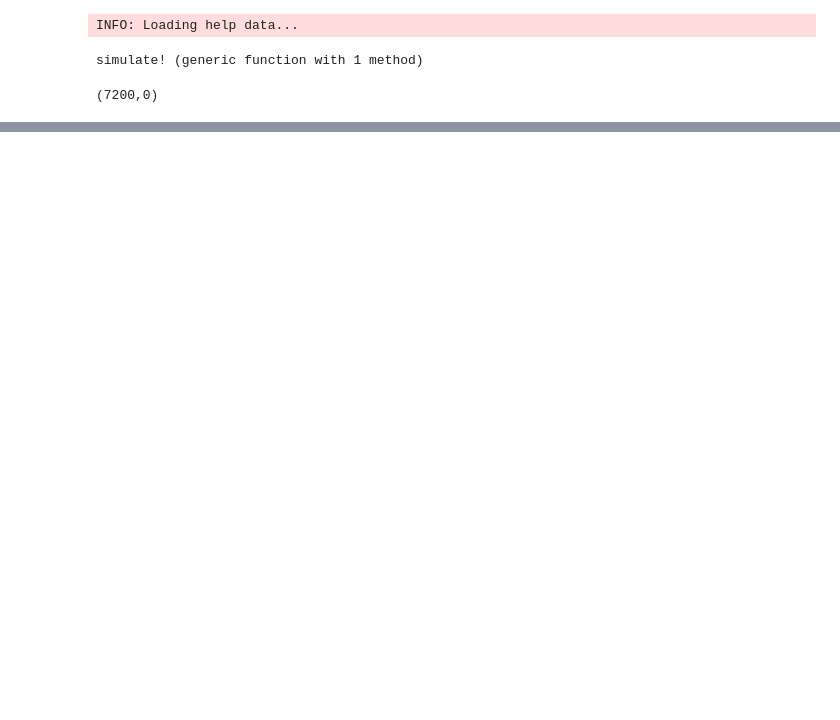
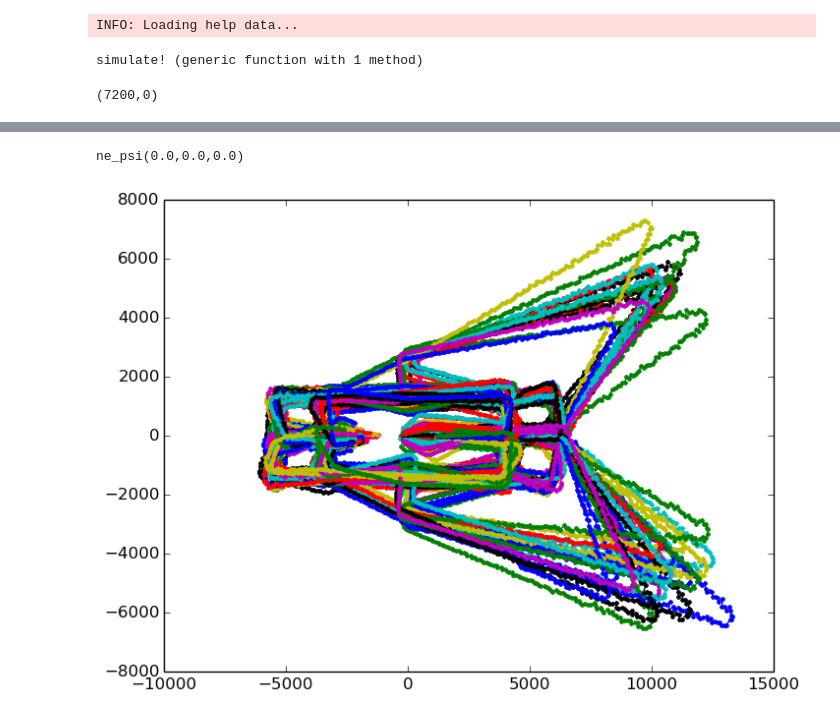
Before and after one commit to sisl/autoATC, a Jupyter notebook: sensorModel.ipynb, the cells around one changed output, grey strips where cells are left out. Saved outputs shown, nothing was run; the diff lists cells and outputs as text; code cells hidden in the pictures; blank space fills up the shorter version.

```diff
--- a/sensorModel.ipynb
+++ b/sensorModel.ipynb
@@ -39,2 +39,8 @@ grid("on")
 # %%
 # airplaneType.simPars.maxNoise = 200.
+# %%
+ne_psi()
+# %% [output]
+ne_psi(0.0,0.0,0.0)
+# %%
+trajectories = Vector{ne_psi}[];
@@ -40,0 +62,8 @@ grid("on")
+# %%
+for t in trajectories#[(1:5) + 20]
+   n = [mes.n  for mes in t];
+   e = [mes.e  for mes in t];
+    plot(e,n,marker=".")
+end
+# %% [output]
+[figure, added]
```
Also changed, not shown: parts of 6 cells of this notebook, 1 other file.
